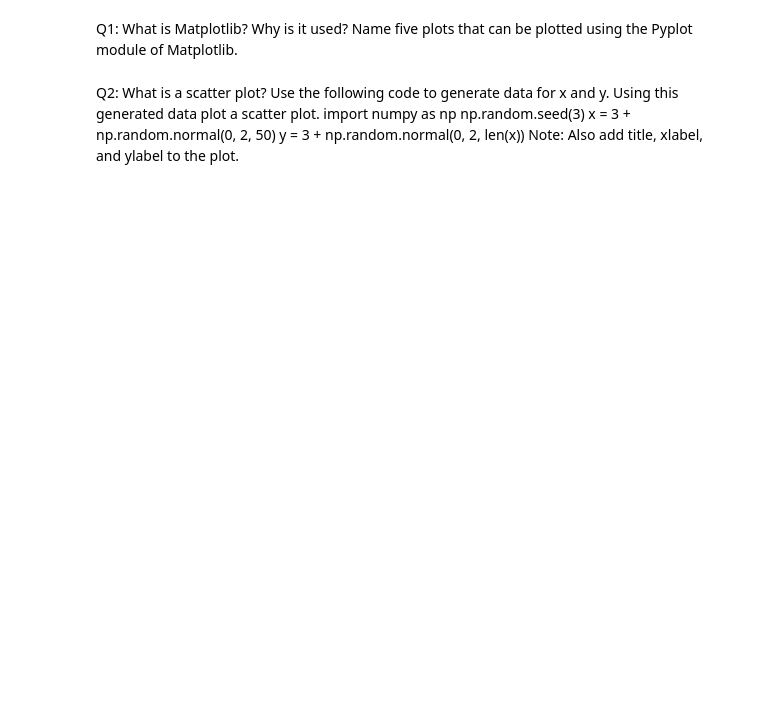
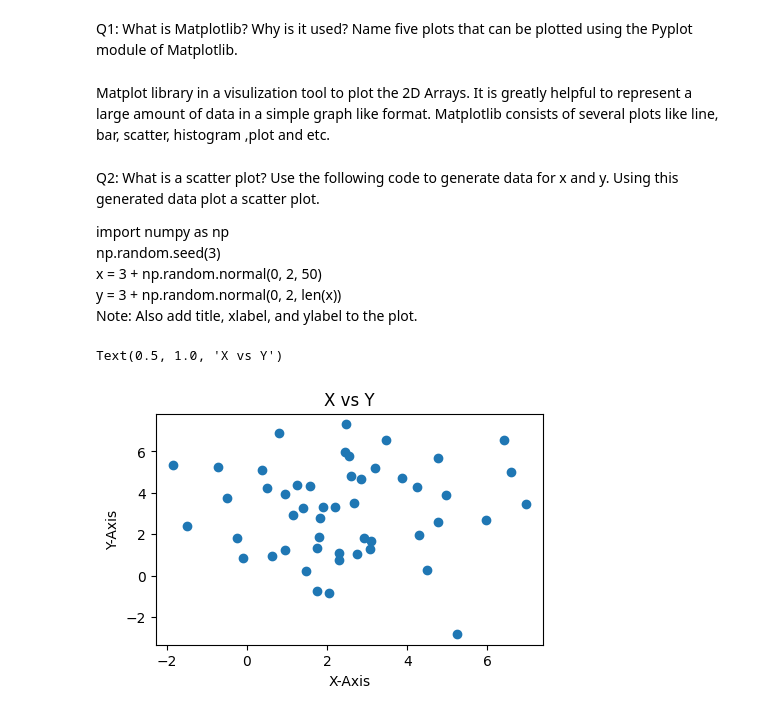
Before and after one commit to Gaurabh007/PW_Assignments, a Jupyter notebook: Matplotlib_Assign.ipynb, the cells around one changed output. Saved outputs shown, nothing was run; the diff lists cells and outputs as text; code cells hidden in the pictures; blank space fills up the shorter version.

```diff
--- a/Matplotlib_Assign.ipynb
+++ b/Matplotlib_Assign.ipynb
@@ -1,12 +1,31 @@
 # %% [markdown]
 Q1: What is Matplotlib? Why is it used? Name five plots that can be plotted using the Pyplot module of Matplotlib.
+# %% [markdown]
+Matplot library in a visulization tool to plot the 2D Arrays. It is greatly helpful to represent a large amount of data in a simple graph like format.
+Matplotlib consists of several plots like line, bar, scatter, histogram ,plot and etc.
 # %% [markdown]
 Q2: What is a scatter plot? Use the following code to generate data for x and y. Using this generated data plot a scatter plot.
-import numpy as np
-np.random.seed(3)
-x = 3 + np.random.normal(0, 2, 50)
-y = 3 + np.random.normal(0, 2, len(x))
+
+import numpy as np<br>
+np.random.seed(3)<br>
+x = 3 + np.random.normal(0, 2, 50)<br>
+y = 3 + np.random.normal(0, 2, len(x))<br>
 Note: Also add title, xlabel, and ylabel to the plot.
+# %%
+import numpy as np
+import matplotlib.pyplot as plt
+np.random.seed(3)
+x = 3 + np.random.normal(0, 2, 50)
+y = 3 + np.random.normal(0, 2, len(x))
+# %%
+plt.figure(figsize=[5,3])
+plt.scatter(x,y)
+plt.xlabel("X-Axis")
+plt.ylabel("Y-Axis")
+plt.title('X vs Y')
+# %% [output]
+Text(0.5, 1.0, 'X vs Y')
+[figure, added]
 # %% [markdown]
 Q3: Why is the subplot() function used? Draw four line plots using the subplot() function.
 Use the following data:
```
Also changed, not shown: parts of 7 cells of this notebook.
